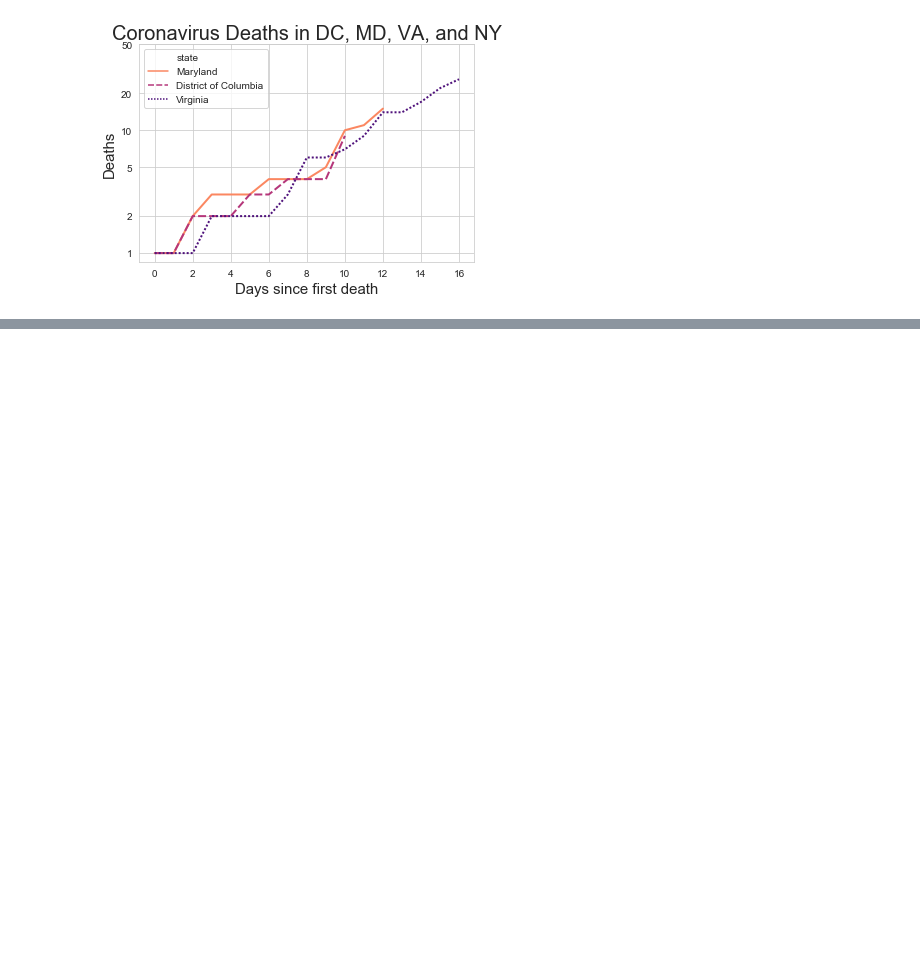
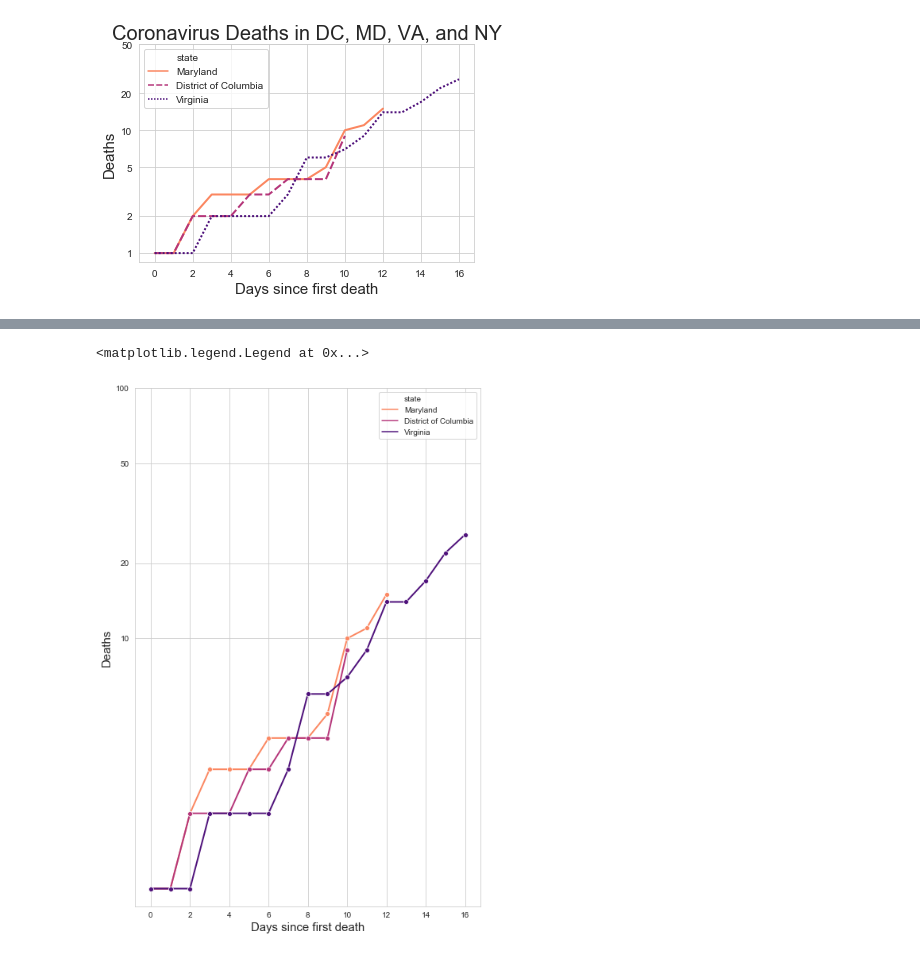
Before and after one commit to histed/DC-area-coronavirus-tracking, a Jupyter notebook: 200331-HG-NYT-Covid.ipynb, the cells around one changed output, grey strips where cells are left out. Cells and saved outputs as stored; diff of their text form; code cells hidden in the pictures; blank space fills up the shorter version.

```diff
--- a/200331-HG-NYT-Covid.ipynb
+++ b/200331-HG-NYT-Covid.ipynb
@@ -52 +51,8 @@ DMV = pd.concat([MD, DC, VA])
+# %%
+MDd = resetDeathDays(MD)
+DCd = resetDeathDays(DC)
+VAd = resetDeathDays(VA)
+NYd = resetDeathDays(NY)
+# %%
+DMVd = pd.concat([MDd, DCd, VAd])
 # %%
@@ -85,0 +95,17 @@ plt.legend(fontsize = 10)
+# %%
+sns.set_style('whitegrid')
+fig,ax = plt.subplots(figsize=r_[1.3,2]*6)
+
+sns.lineplot(x = 'deathDays', y = 'deaths', data = DMVd, hue = 'state',
+             palette = 'magma_r', lw = 2, ms=12, marker='.', ls='-')
+plt.yscale('log')
+v0 = r_[1,2,5,10]
+yt = np.setdiff1d(np.unique(np.hstack((v0,v0*10))), [1,2,5])
+plt.yticks(yt, yt, fontsize = 10)
+plt.ylabel('Deaths', fontsize = 15)
+plt.xlabel('Days since first death', fontsize = 15)
+#plt.title('Coronavirus Deaths in DC, MD, VA, and NY', fontsize = 20)
+plt.legend(fontsize = 10)
+# %% [output]
+<matplotlib.legend.Legend at 0x...>
+[figure, added]
```
Also changed, not shown: parts of 9 cells of this notebook, 6 other files.
